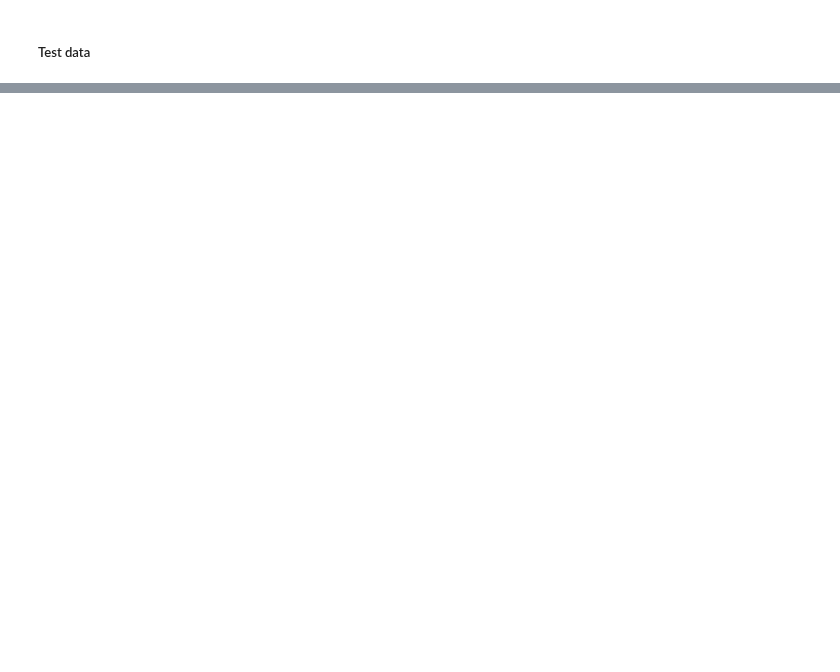
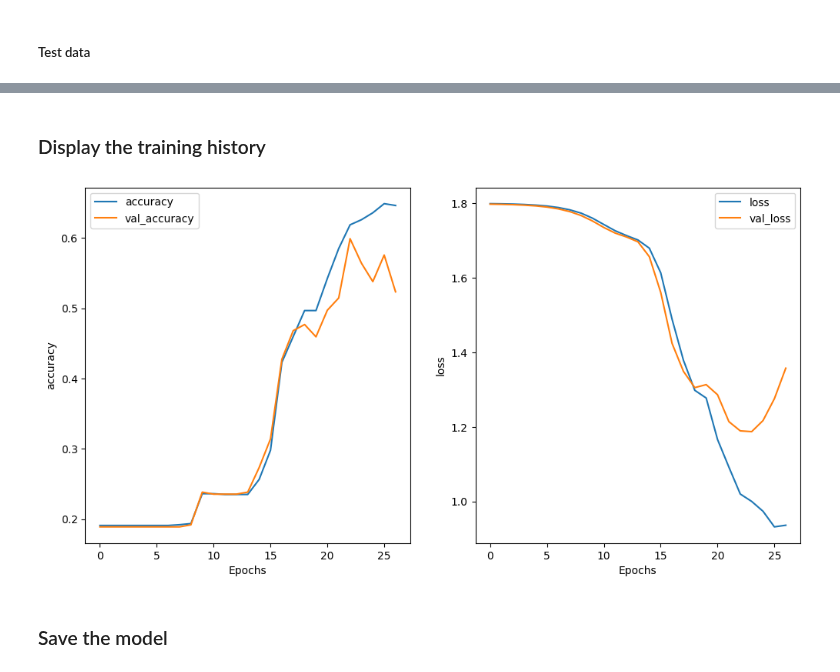
Before and after one commit to Mykhailo20/DS_Bootcamp_2023, a Jupyter notebook: Final_Project/Analysis/1_TF_Classification_DNN.ipynb, the cells around one changed output, grey strips where cells are left out. Saved outputs shown, nothing was run; the diff lists cells and outputs as text; code cells hidden in the pictures; blank space fills up the shorter version.

Commit message:
Final_Project: Garbage Classification dataset (2.5k files, 6 classes): Train a neural network model using early_stopping_callback, my_callback and lr_schedule_callback

```diff
--- a/Final_Project/Analysis/1_TF_Classification_DNN.ipynb
+++ b/Final_Project/Analysis/1_TF_Classification_DNN.ipynb
@@ -448,0 +477,17 @@ display_pie_charts(first_df=classes_df, second_df=test_classes_df, column='count
+# %%
+early_stopping_callback = EarlyStopping(monitor='val_loss', patience=3)
+my_callback = myCallback()
+# %%
+# Set the learning rate scheduler
+lr_schedule_callback = tf.keras.callbacks.LearningRateScheduler(
+    lambda epoch: 1e-8 * 10**(epoch / 5))
+# %%
+model.compile(optimizer=tf.optimizers.Adam(),
+                loss='categorical_crossentropy',
+                metrics=['accuracy'])
+# %%
+history = model.fit(train_generator,
+                    epochs=30,
+                    verbose=1,
+                    validation_data=valid_generator,
+                    callbacks=[early_stopping_callback, my_callback, lr_schedule_callback])
@@ -448,0 +537,8 @@ display_pie_charts(first_df=classes_df, second_df=test_classes_df, column='count
+# %% [markdown]
+### Display the training history
+# %%
+plot_graphs(history=history, strings=['accuracy', 'loss'], filename='graphs/training_history')
+# %% [output]
+[figure, added]
+# %% [markdown]
+### Save the model
```
Also changed, not shown: parts of 31 cells of this notebook.
